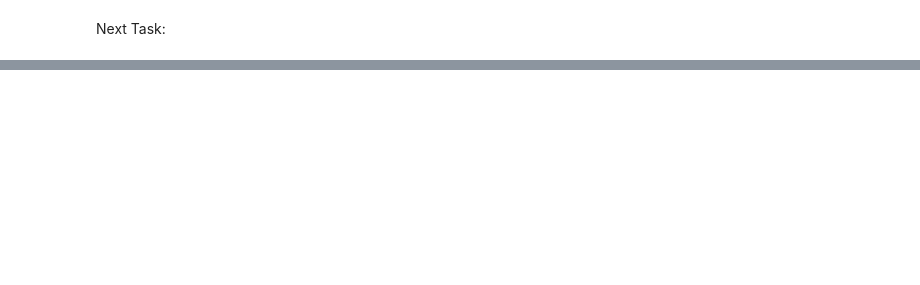
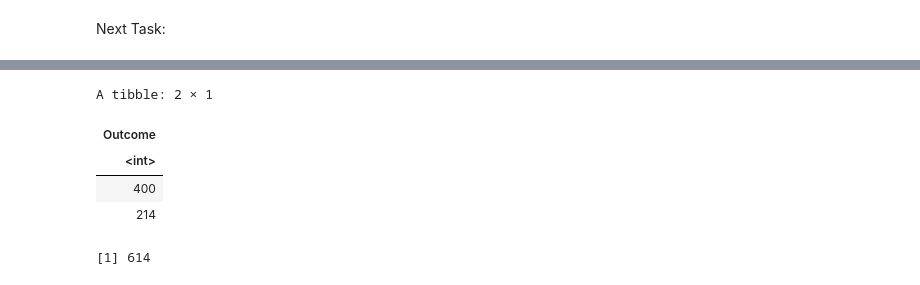
Before and after one commit to audrey-rw5683/dsci-100-2023w2-group-002-2, a Jupyter notebook: proposal.ipynb, the cells around one changed output, grey strips where cells are left out. Drawn from its saved outputs; the diff is of its cells as text; code cells hidden in the pictures; blank space fills up the shorter version.

Commit message:
Split data and summarized
summarized # of observations and number of diabetic and non-diabetic people.

```diff
--- a/proposal.ipynb
+++ b/proposal.ipynb
@@ -51,3 +78,10 @@ A spec_tbl_df: 768 × 9
 | 1 | 93 | 70 | 31 | 0 | 30.4 | 0.315 | 23 | 0 |
 # %% [markdown]
 Next Task:
+# %%
+diabetes_split <- initial_split(diabetes, prop = 0.8, strata = Outcome)
+diabetes_train <- training(diabetes_split)
+diabetes_test <- testing(diabetes_split)
+
+diabetes_train
+diabetes_test
@@ -53,0 +127,18 @@ Next Task:
+# %%
+diabetes_outcomes <- diabetes_train |>
+                    group_by(Outcome) |>
+                    summarize(Outcome = n())
+diabetes_outcomes
+# %% [output]
+A tibble: 2 × 1
+| Outcome |
+| <int> |
+| 400 |
+| 214 |
+# %%
+diabetes_observations <- diabetes_train |>
+                    nrow()
+
+diabetes_observations
+# %% [output]
+[1] 614
```
Also changed, not shown: parts of 5 cells of this notebook.
